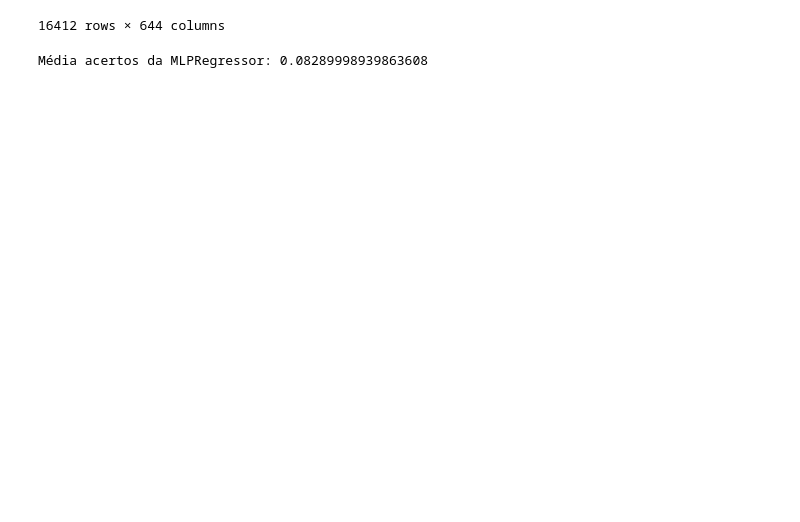
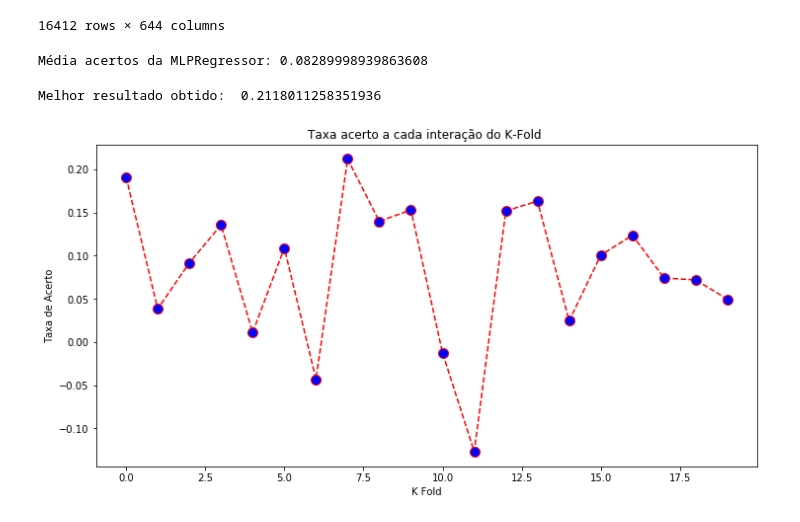
Before and after one commit to matheusraz/DS-Project, a Jupyter notebook: NewHip1.ipynb, the cells around one changed output. Cells and saved outputs as stored; diff of their text form; code cells hidden in the pictures; blank space fills up the shorter version.

```diff
--- a/NewHip1.ipynb
+++ b/NewHip1.ipynb
@@ -73,3 +73,14 @@ for train_index, test_index in kf.split(X):
 print("Média acertos da MLPRegressor:",np.mean(mlp_scores))
 # %% [output]
 Média acertos da MLPRegressor: 0.08289998939863608
+# %%
+plt.figure(figsize=(12, 6))
+plt.plot(range(0, len(mlp_scores)), mlp_scores, color='red', linestyle='dashed', marker='o',
+         markerfacecolor='blue', markersize=10)
+plt.title('Taxa acerto a cada interação do K-Fold ')
+plt.xlabel('K Fold')
+plt.ylabel('Taxa de Acerto')
+print("Melhor resultado obtido: ",max(mlp_scores))
+# %% [output]
+Melhor resultado obtido:  0.2118011258351936
+[figure, added]
```
Also changed, not shown: 3 other files.
